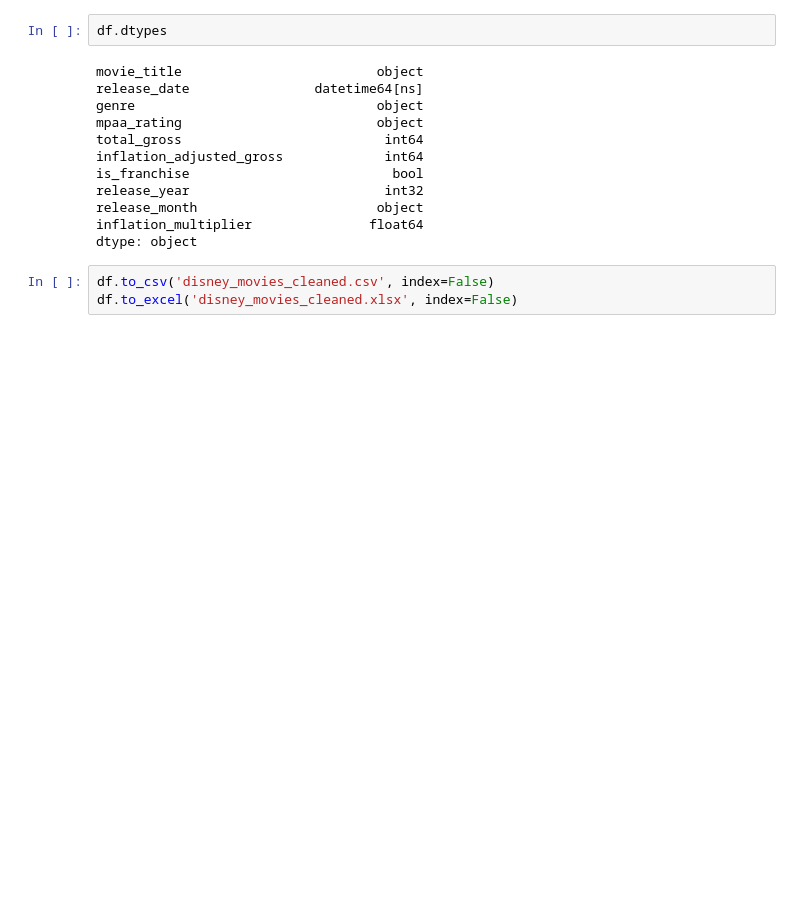
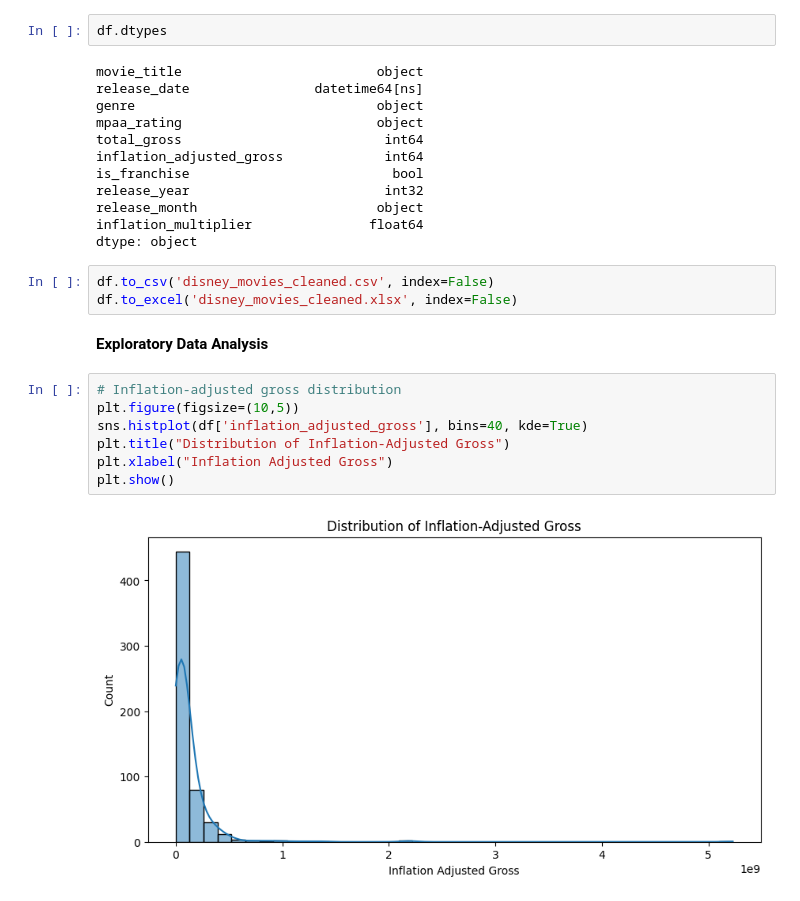
Before and after one commit to devdhruvsingh/Disney-data-analysis, a Jupyter notebook: data_preprocessing_analysis.ipynb, the cells around one changed output. Drawn from its saved outputs; the diff is of its cells as text; blank space fills up the shorter version.

```diff
--- a/data_preprocessing_analysis.ipynb
+++ b/data_preprocessing_analysis.ipynb
@@ -120,3 +120,14 @@ dtype: object
 # %%
 df.to_csv('disney_movies_cleaned.csv', index=False)
 df.to_excel('disney_movies_cleaned.xlsx', index=False)
+# %% [markdown]
+**Exploratory Data Analysis**
+# %%
+# Inflation-adjusted gross distribution
+plt.figure(figsize=(10,5))
+sns.histplot(df['inflation_adjusted_gross'], bins=40, kde=True)
+plt.title("Distribution of Inflation-Adjusted Gross")
+plt.xlabel("Inflation Adjusted Gross")
+plt.show()
+# %% [output]
+[figure, added]
```
Also changed, not shown: parts of 8 cells of this notebook, 1 other file.
